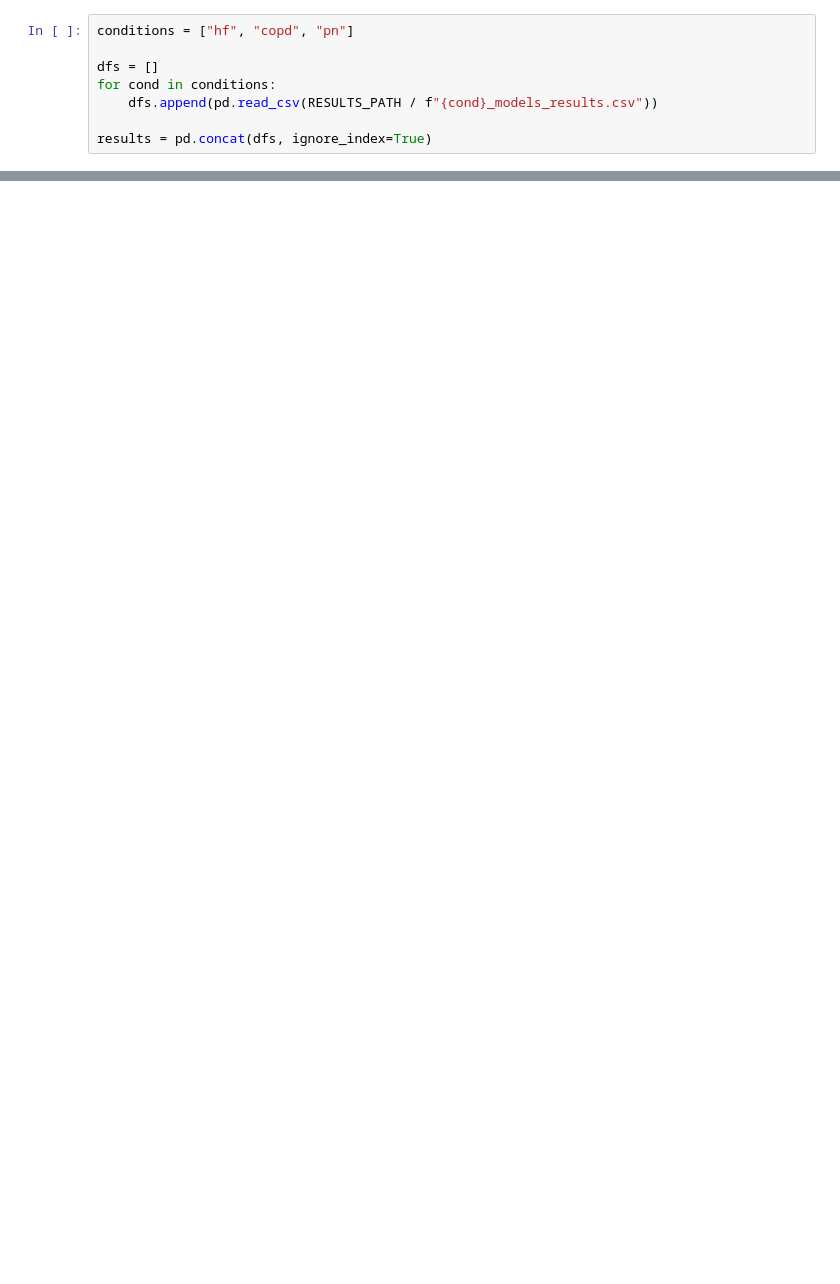
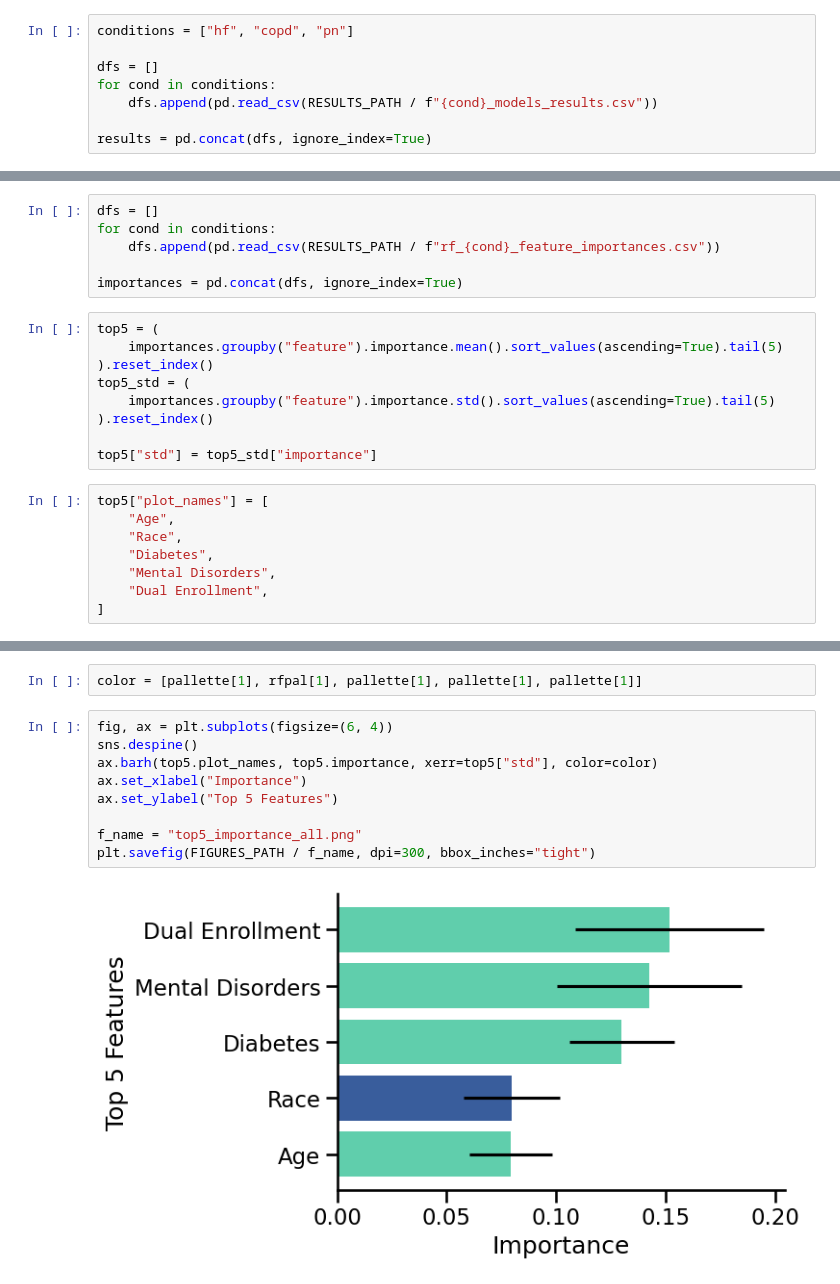
Before and after one commit to DS4A-2023-Team-20/ca-sdoh, a Jupyter notebook: code/jess/summarize_conditions_models.ipynb, the cells around one changed output, grey strips where cells are left out. Cells and saved outputs as stored; diff of their text form; blank space fills up the shorter version.

Commit message:
top 5feature importance analysis

```diff
--- a/code/jess/summarize_conditions_models.ipynb
+++ b/code/jess/summarize_conditions_models.ipynb
@@ -59,0 +109,23 @@ Text(0.5, 1.0, 'Model Fit by Features, Type')
+# %%
+dfs = []
+for cond in conditions:
+    dfs.append(pd.read_csv(RESULTS_PATH / f"rf_{cond}_feature_importances.csv"))
+
+importances = pd.concat(dfs, ignore_index=True)
+# %%
+top5 = (
+    importances.groupby("feature").importance.mean().sort_values(ascending=True).tail(5)
+).reset_index()
+top5_std = (
+    importances.groupby("feature").importance.std().sort_values(ascending=True).tail(5)
+).reset_index()
+
+top5["std"] = top5_std["importance"]
+# %%
+top5["plot_names"] = [
+    "Age",
+    "Race",
+    "Diabetes",
+    "Mental Disorders",
+    "Dual Enrollment",
+]
@@ -59,0 +141,13 @@ Text(0.5, 1.0, 'Model Fit by Features, Type')
+# %%
+color = [pallette[1], rfpal[1], pallette[1], pallette[1], pallette[1]]
+# %%
+fig, ax = plt.subplots(figsize=(6, 4))
+sns.despine()
+ax.barh(top5.plot_names, top5.importance, xerr=top5["std"], color=color)
+ax.set_xlabel("Importance")
+ax.set_ylabel("Top 5 Features")
+
+f_name = "top5_importance_all.png"
+plt.savefig(FIGURES_PATH / f_name, dpi=300, bbox_inches="tight")
+# %% [output]
+[figure, added]
```
Also changed, not shown: parts of 12 cells of this notebook, 5 other files.
